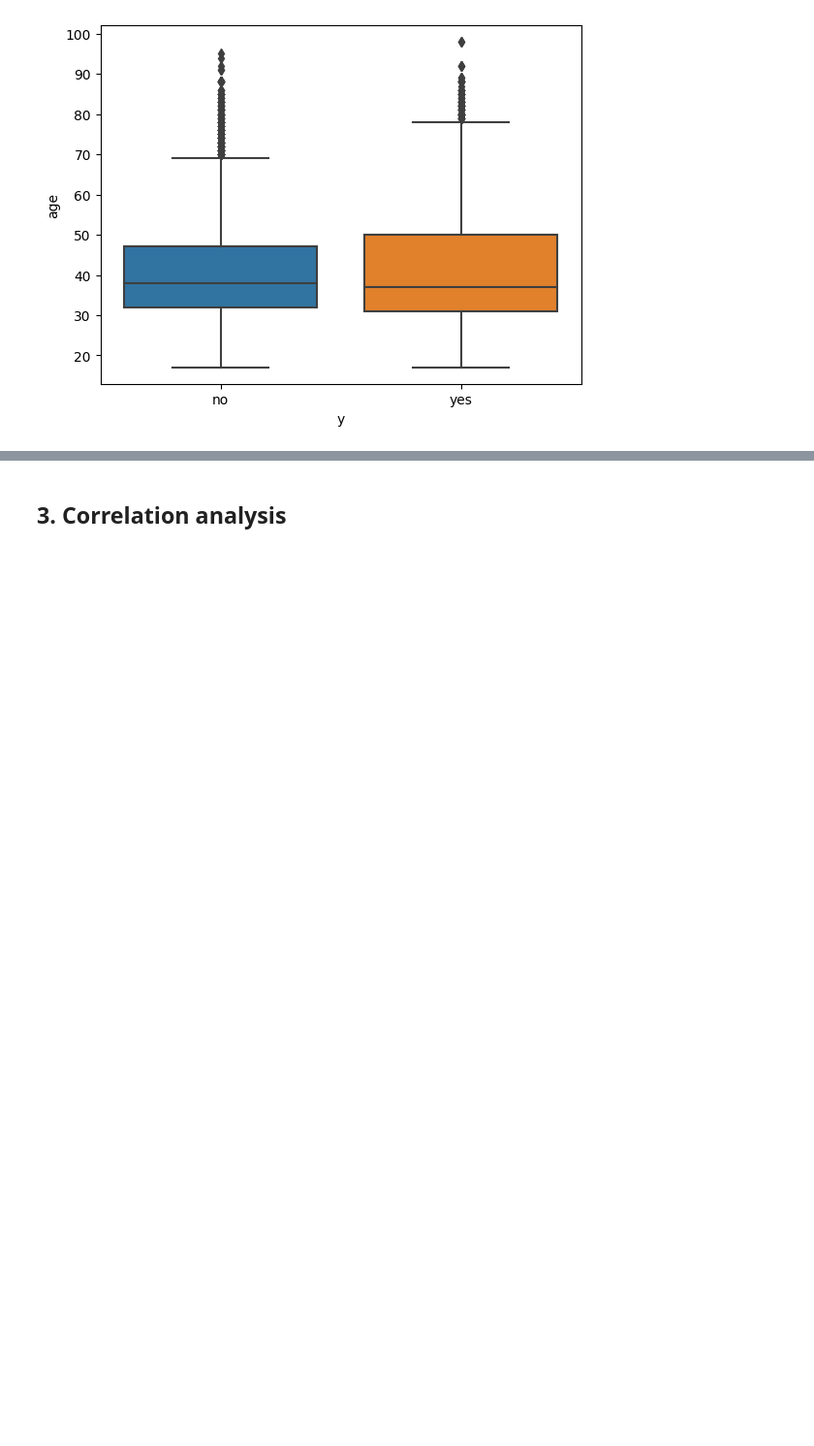
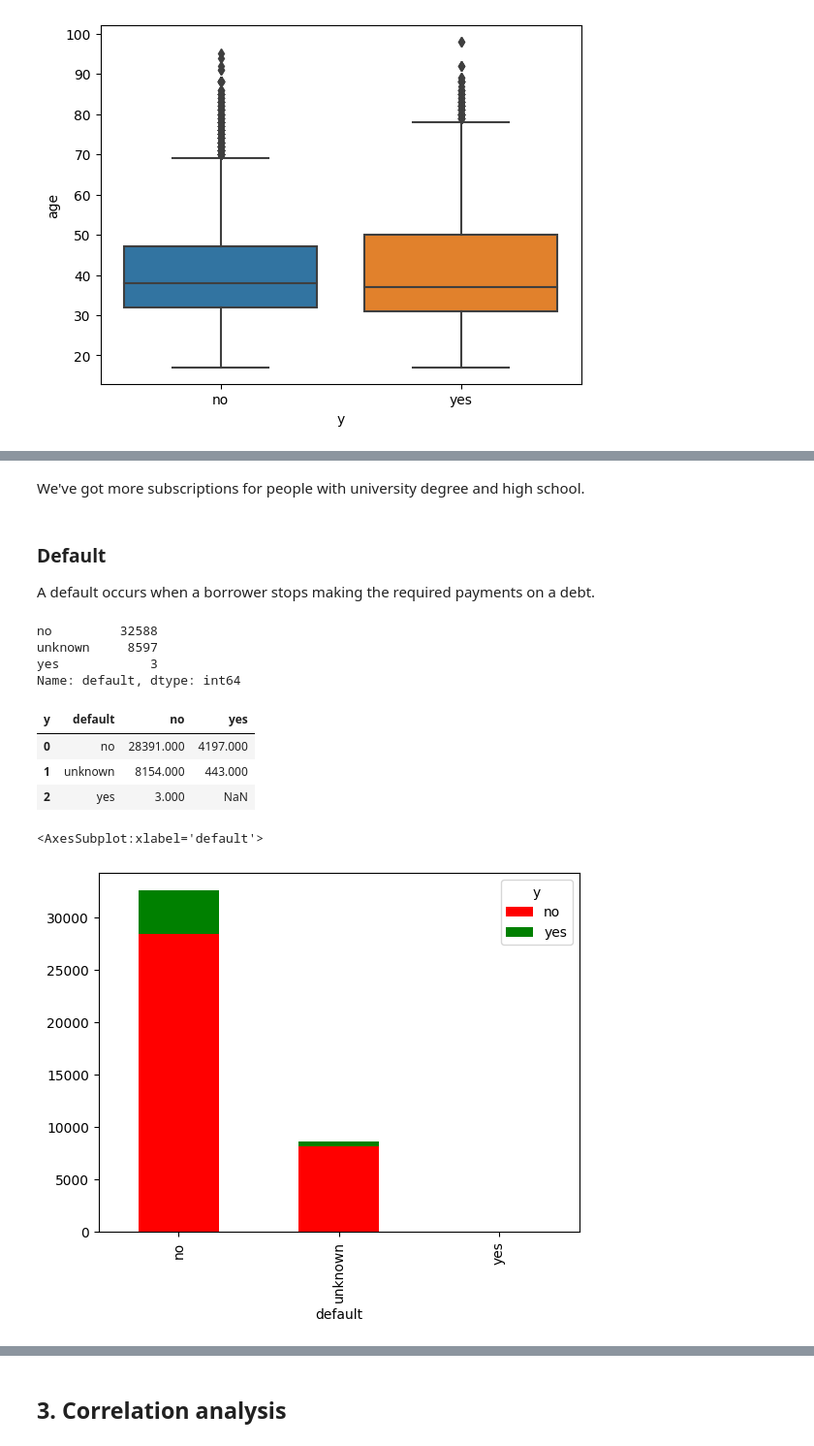
Before and after one commit to mpereiramoretti/pcs5787-projeto, a Jupyter notebook: notebooks/0. EDA.ipynb, the cells around one changed output, grey strips where cells are left out. Shown: that part at 97% size. Saved outputs shown, nothing was run; the diff lists cells and outputs as text; code cells hidden in the pictures; blank space fills up the shorter version.

```diff
--- a/notebooks/0. EDA.ipynb
+++ b/notebooks/0. EDA.ipynb
@@ -211,0 +354,28 @@ df
+# %% [markdown]
+We've got more subscriptions for people with university degree and high school.
+# %% [markdown]
+### Default
+
+A default occurs when a borrower stops making the required payments on a debt.
+# %%
+df["default"].value_counts()
+# %% [output]
+no         32588
+unknown     8597
+yes            3
+Name: default, dtype: int64
+# %%
+df_aux = df.groupby(["default"])["y"].value_counts().rename("counts").to_frame().reset_index()
+df_plot = pd.pivot_table(df_aux, values="counts", index="default", columns="y")
+df_plot = df_plot.reset_index()
+df_plot.head()
+# %% [output]
+| y | default | no | yes |
+| 0 | no | 28391.000 | 4197.000 |
+| 1 | unknown | 8154.000 | 443.000 |
+| 2 | yes | 3.000 | NaN |
+# %%
+df_plot.plot(kind='bar', x="default", stacked=True, color=['red', 'green'])
+# %% [output]
+<AxesSubplot:xlabel='default'>
+[figure, added]
```
Also changed, not shown: parts of 103 cells of this notebook.
